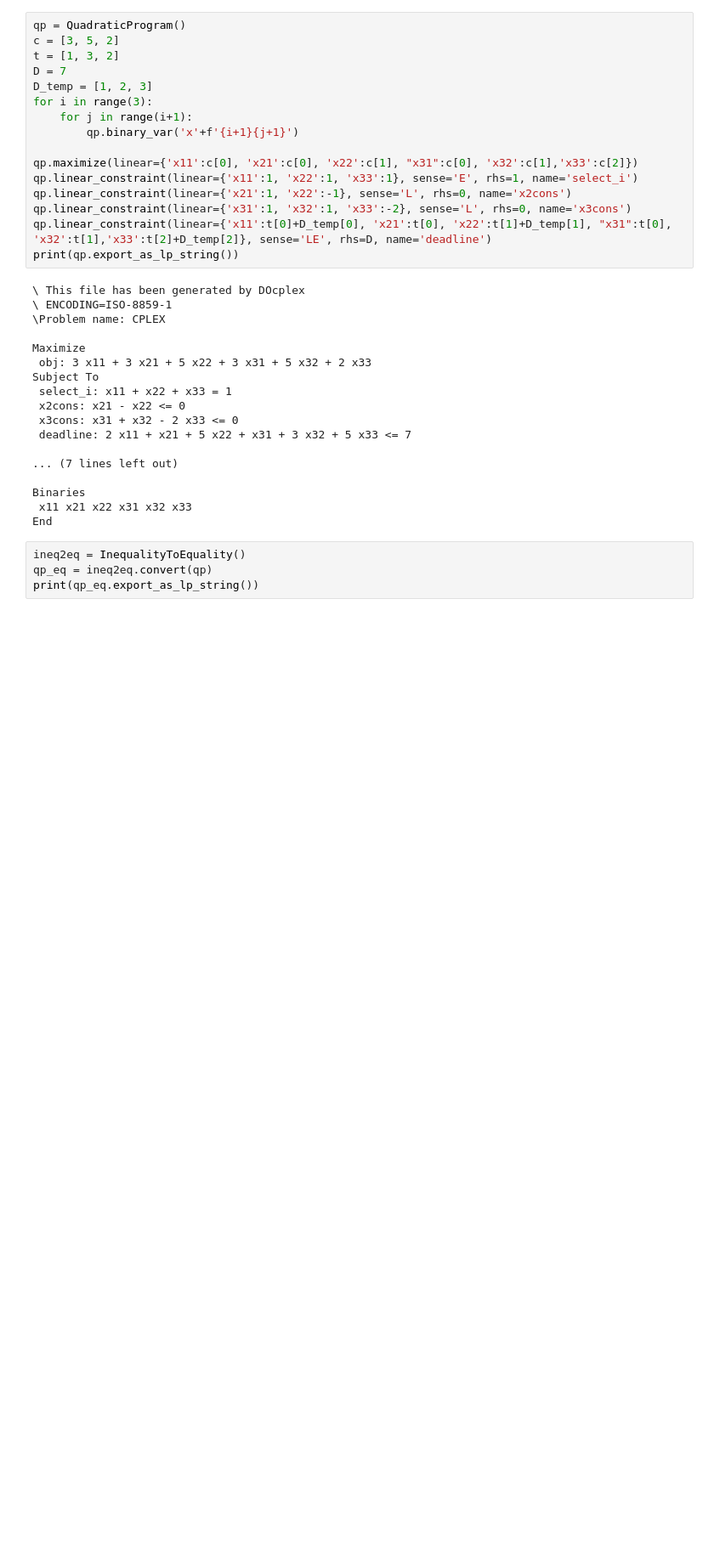
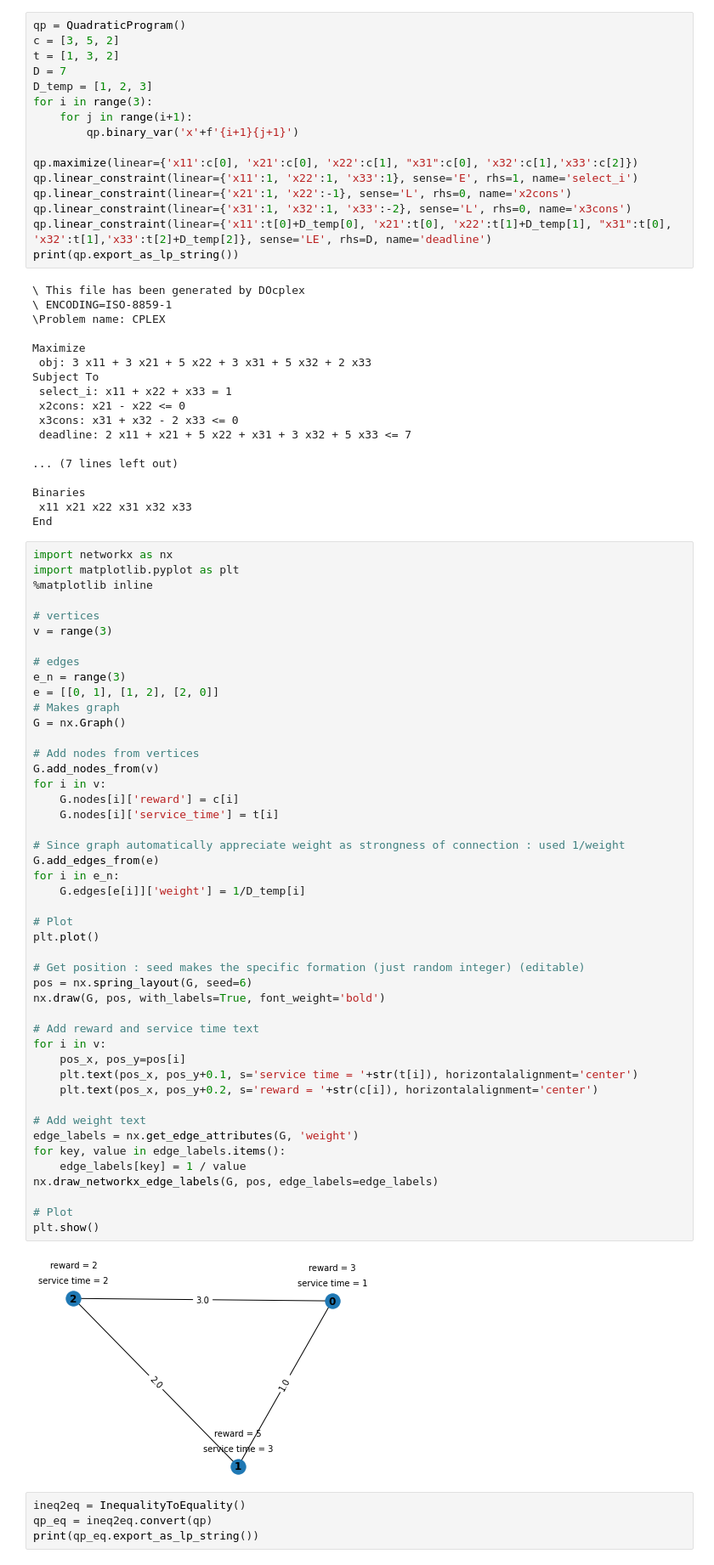
Before and after one commit to BStar14/SO_Group, a Jupyter notebook: DRM.ipynb, the cells around one changed output. Shown: that part at 85% size. Saved outputs shown, nothing was run; the diff lists cells and outputs as text; blank space fills up the shorter version.

```diff
--- a/DRM.ipynb
+++ b/DRM.ipynb
@@ -105,6 +108,54 @@ Subject To
 Binaries
  x11 x21 x22 x31 x32 x33
 End
+# %%
+import networkx as nx
+import matplotlib.pyplot as plt
+%matplotlib inline
+
+# vertices
+v = range(3)
+
+# edges
+e_n = range(3)
+e = [[0, 1], [1, 2], [2, 0]]
+# Makes graph
+G = nx.Graph()
+
+# Add nodes from vertices
+G.add_nodes_from(v)
+for i in v:
+    G.nodes[i]['reward'] = c[i]
+    G.nodes[i]['service_time'] = t[i]
+
+# Since graph automatically appreciate weight as strongness of connection : used 1/weight
+G.add_edges_from(e)
+for i in e_n:
+    G.edges[e[i]]['weight'] = 1/D_temp[i]
+
+# Plot
+plt.plot()
+
+# Get position : seed makes the specific formation (just random integer) (editable)
+pos = nx.spring_layout(G, seed=6)
+nx.draw(G, pos, with_labels=True, font_weight='bold')
+
+# Add reward and service time text
+for i in v:
+    pos_x, pos_y=pos[i]
+    plt.text(pos_x, pos_y+0.1, s='service time = '+str(t[i]), horizontalalignment='center')
+    plt.text(pos_x, pos_y+0.2, s='reward = '+str(c[i]), horizontalalignment='center')
+
+# Add weight text
+edge_labels = nx.get_edge_attributes(G, 'weight')
+for key, value in edge_labels.items():
+    edge_labels[key] = 1 / value
+nx.draw_networkx_edge_labels(G, pos, edge_labels=edge_labels)
+
+# Plot
+plt.show()
+# %% [output]
+[figure, added]
 # %%
 ineq2eq = InequalityToEquality()
 qp_eq = ineq2eq.convert(qp)
```
Also changed, not shown: parts of 5 cells of this notebook, 1 other file.
